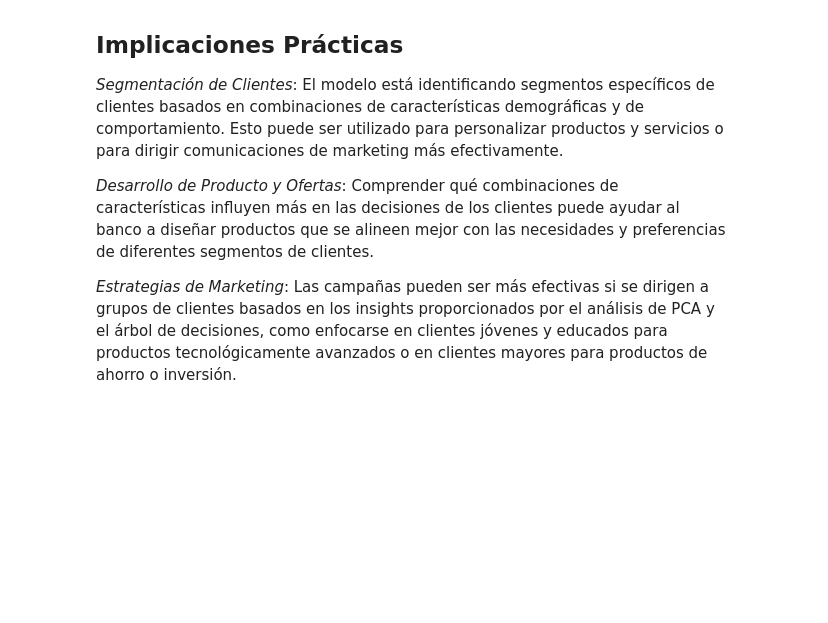
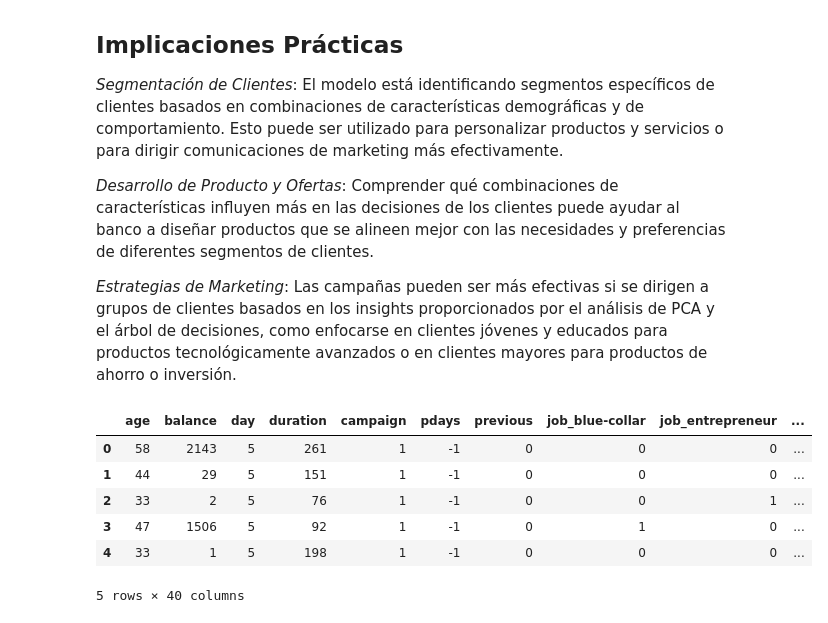
Before and after one commit to armandolezama/Bank_Marketing, a Jupyter notebook: eda.ipynb, the cells around one changed output. Cells and saved outputs as stored; diff of their text form; code cells hidden in the pictures; blank space fills up the shorter version.

```diff
--- a/eda.ipynb
+++ b/eda.ipynb
@@ -388,3 +370,19 @@ PC3 se destaca por su alta carga en education. Si este componente es utilizado e
 *Desarrollo de Producto y Ofertas*: Comprender qué combinaciones de características influyen más en las decisiones de los clientes puede ayudar al banco a diseñar productos que se alineen mejor con las necesidades y preferencias de diferentes segmentos de clientes.
 
 *Estrategias de Marketing*: Las campañas pueden ser más efectivas si se dirigen a grupos de clientes basados en los insights proporcionados por el análisis de PCA y el árbol de decisiones, como enfocarse en clientes jóvenes y educados para productos tecnológicamente avanzados o en clientes mayores para productos de ahorro o inversión.
+# %%
+def encode_categorical_features(df):
+    categorical_cols = df.select_dtypes(include=['object']).columns
+    df_encoded = pd.get_dummies(df, columns=categorical_cols, drop_first=True)
+    return df_encoded
+
+encoded_df = encode_categorical_features(bank_q1q3_inliers)
+encoded_df.head()
+# %% [output]
+|  | age | balance | day | duration | campaign | pdays | previous | job_blue-collar | job_entrepreneur | ... |
+| 0 | 58 | 2143 | 5 | 261 | 1 | -1 | 0 | 0 | 0 | ... |
+| 1 | 44 | 29 | 5 | 151 | 1 | -1 | 0 | 0 | 0 | ... |
+| 2 | 33 | 2 | 5 | 76 | 1 | -1 | 0 | 0 | 1 | ... |
+| 3 | 47 | 1506 | 5 | 92 | 1 | -1 | 0 | 1 | 0 | ... |
+| 4 | 33 | 1 | 5 | 198 | 1 | -1 | 0 | 0 | 0 | ... |
+5 rows × 40 columns
```
Also changed, not shown: parts of 6 cells of this notebook.
